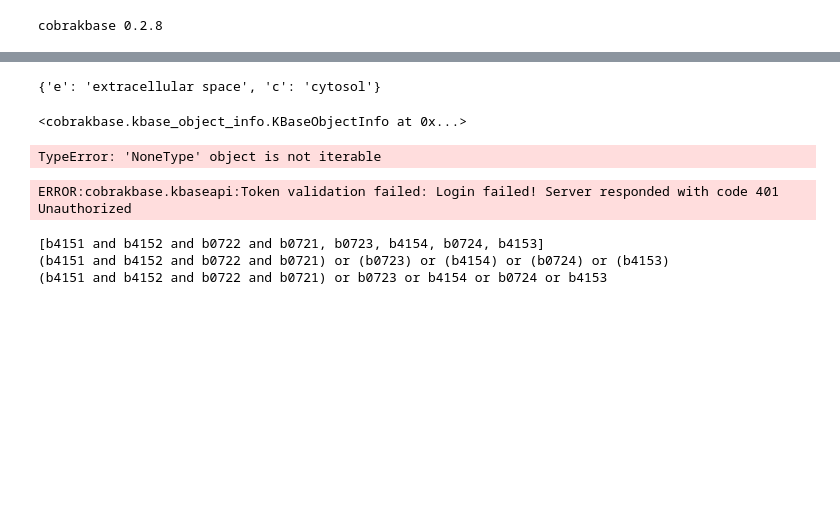
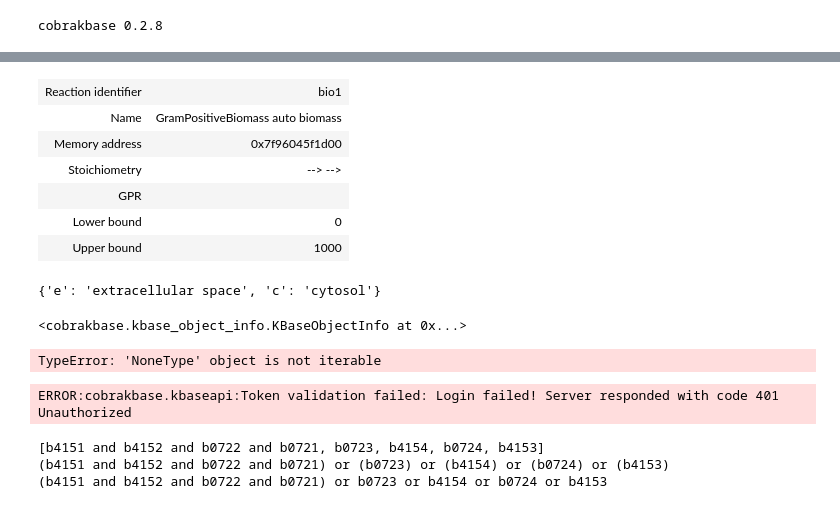
Before and after one commit to Fxe/cobrakbase, a Jupyter notebook: examples/CobraKBase/gpr.ipynb, the cells around one changed output, grey strips where cells are left out. Cells and saved outputs as stored; diff of their text form; code cells hidden in the pictures; blank space fills up the shorter version.

Commit message:
fbamodel gpr

```diff
--- a/examples/CobraKBase/gpr.ipynb
+++ b/examples/CobraKBase/gpr.ipynb
@@ -4,3 +4,5 @@ import cobrakbase
 kbase = cobrakbase.KBaseAPI()
 # %% [output]
 cobrakbase 0.2.8
+# %%
+model_object = kbase.get_object('GCF_000009725.1.mdl.gf', 87388)
@@ -7,3 +29,16 @@ cobrakbase 0.2.8
+# %%
+from cobrakbase.core.kbasefba.fbamodel_biomass import Biomass
+rxn = Biomass.from_json(model_object['biomasses'][0])
+# %%
+rxn
+# %% [output]
+| Reaction identifier | bio1 |
+| Name | GramPositiveBiomass auto biomass |
+| Memory address | 0x7f96045f1d00 |
+| Stoichiometry | --> --> |
+| GPR |  |
+| Lower bound | 0 |
+| Upper bound | 1000 |
 # %%
 model_cobra = cobra.io.read_sbml_model('../../../../data/sbml/ec_core/e_coli_core_test.xml')
 # %%
```
Also changed, not shown: parts of 1 cell of this notebook, 7 other files.
